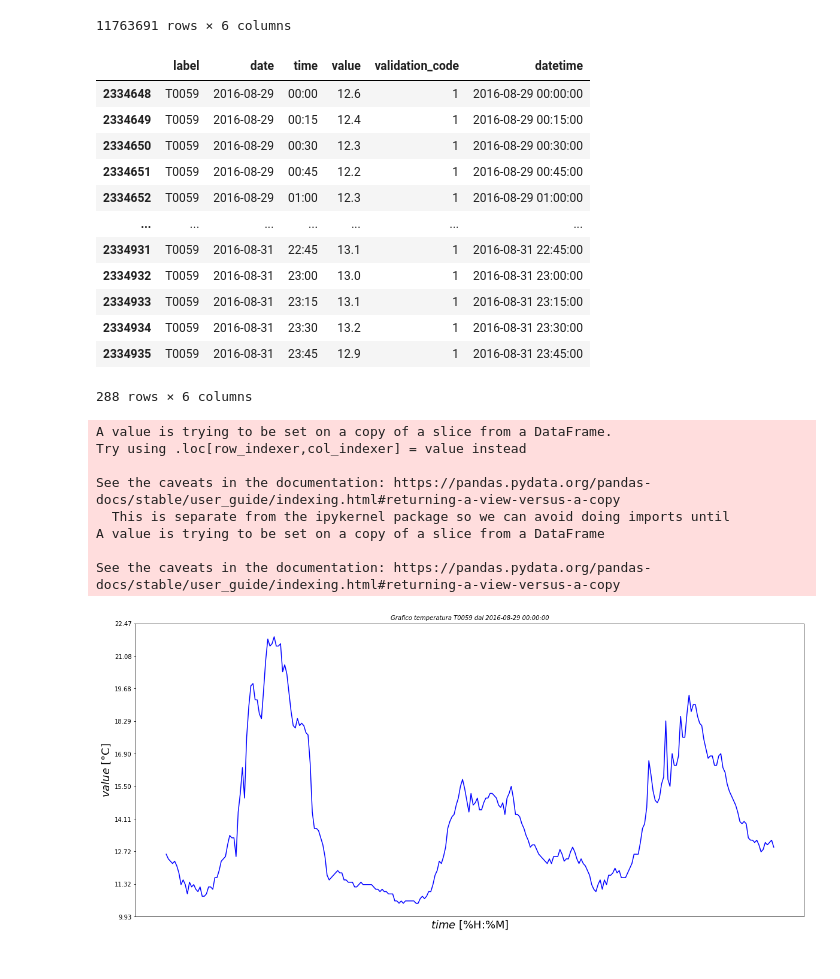
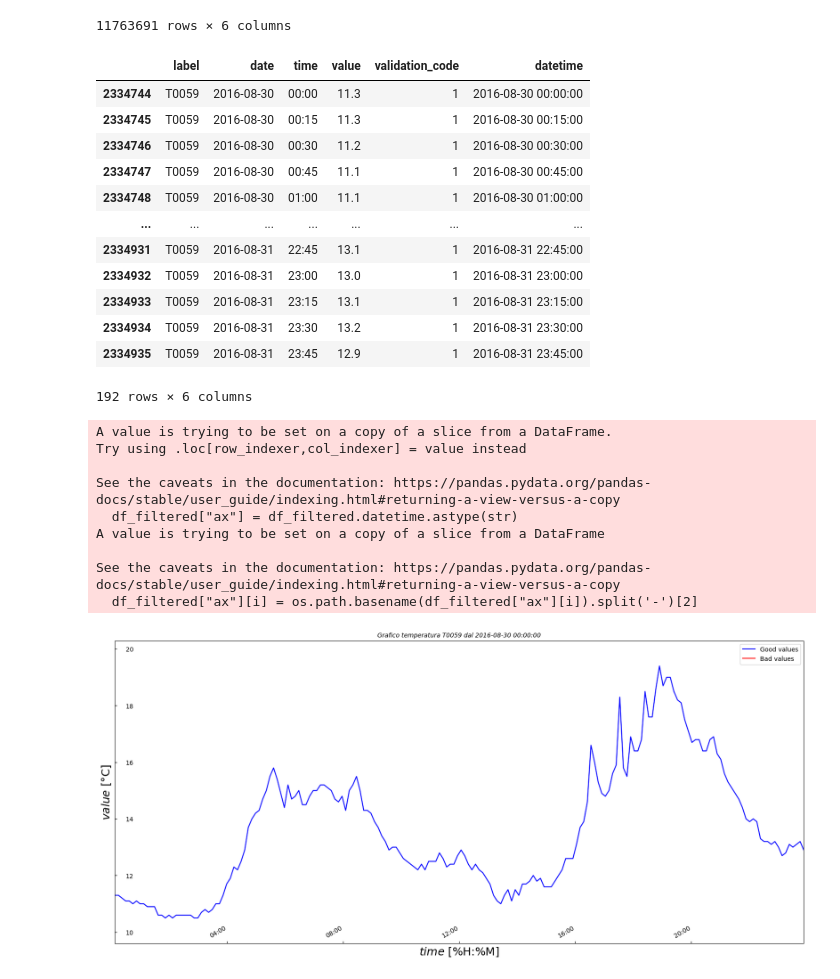
Before and after one commit to eliazonta/AI-Challenge-HIT-2022, a Jupyter notebook: python_code/notebooks/DataPlotter/document_plotter.ipynb, the cells around one changed output. Drawn from its saved outputs; the diff is of its cells as text; code cells hidden in the pictures.

Commit message:
add label margins customization

```diff
--- a/python_code/notebooks/DataPlotter/document_plotter.ipynb
+++ b/python_code/notebooks/DataPlotter/document_plotter.ipynb
@@ -83,7 +81,7 @@ df #Printing table
 | 11763690 | T0227 | 31/12/2021 | 23:45 | 8.0 | 1 | 2021-12-31 23:45:00 |
 11763691 rows × 6 columns
 # %%
-date_start = "29/08/2016" #@param {type:"string"}
+date_start = "30/08/2016" #@param {type:"string"}
 date_end = "31/08/2016" #@param {type:"string"}
 station_num = "T0059" #@param {type:"string"}
 
@@ -106,18 +104,18 @@ df_filtered = df[(df['label'] == station_num) &
 df_filtered
 # %% [output]
 |  | label | date | time | value | validation_code | datetime |
-| 2334648 | T0059 | 2016-08-29 | 00:00 | 12.6 | 1 | 2016-08-29 00:00:00 |
-| 2334649 | T0059 | 2016-08-29 | 00:15 | 12.4 | 1 | 2016-08-29 00:15:00 |
-| 2334650 | T0059 | 2016-08-29 | 00:30 | 12.3 | 1 | 2016-08-29 00:30:00 |
-| 2334651 | T0059 | 2016-08-29 | 00:45 | 12.2 | 1 | 2016-08-29 00:45:00 |
-| 2334652 | T0059 | 2016-08-29 | 01:00 | 12.3 | 1 | 2016-08-29 01:00:00 |
+| 2334744 | T0059 | 2016-08-30 | 00:00 | 11.3 | 1 | 2016-08-30 00:00:00 |
+| 2334745 | T0059 | 2016-08-30 | 00:15 | 11.3 | 1 | 2016-08-30 00:15:00 |
+| 2334746 | T0059 | 2016-08-30 | 00:30 | 11.2 | 1 | 2016-08-30 00:30:00 |
+| 2334747 | T0059 | 2016-08-30 | 00:45 | 11.1 | 1 | 2016-08-30 00:45:00 |
+| 2334748 | T0059 | 2016-08-30 | 01:00 | 11.1 | 1 | 2016-08-30 01:00:00 |
 | ... | ... | ... | ... | ... | ... | ... |
 | 2334931 | T0059 | 2016-08-31 | 22:45 | 13.1 | 1 | 2016-08-31 22:45:00 |
 | 2334932 | T0059 | 2016-08-31 | 23:00 | 13.0 | 1 | 2016-08-31 23:00:00 |
 | 2334933 | T0059 | 2016-08-31 | 23:15 | 13.1 | 1 | 2016-08-31 23:15:00 |
 | 2334934 | T0059 | 2016-08-31 | 23:30 | 13.2 | 1 | 2016-08-31 23:30:00 |
 | 2334935 | T0059 | 2016-08-31 | 23:45 | 12.9 | 1 | 2016-08-31 23:45:00 |
-288 rows × 6 columns
+192 rows × 6 columns
 # %%
 # Split good and bad data into 2 samples
 y_signal = df_filtered.value
@@ -136,10 +134,11 @@ A value is trying to be set on a copy of a slice from a DataFrame.
 Try using .loc[row_indexer,col_indexer] = value instead
 
 See the caveats in the documentation: https://pandas.pydata.org/pandas-docs/stable/user_guide/indexing.html#returning-a-view-versus-a-copy
-  This is separate from the ipykernel package so we can avoid doing imports until
+  df_filtered["ax"] = df_filtered.datetime.astype(str)
 A value is trying to be set on a copy of a slice from a DataFrame
 
 See the caveats in the documentation: https://pandas.pydata.org/pandas-docs/stable/user_guide/indexing.html#returning-a-view-versus-a-copy
+  df_filtered["ax"][i] = os.path.basename(df_filtered["ax"][i]).split('-')[2]
 # %%
 import matplotlib.pyplot as plt
 import matplotlib.ticker as ticker
@@ -148,14 +147,16 @@ import matplotlib.dates as mdates
 # Shapes sizes
 figure_width = 20 #@param {type:"integer"}
 figure_height = 10 #@param {type:"integer"}
+x_margin = 0 #@param {type:"number"}
+y_margin = 0.1 #@param {type:"number"}
 
 # Setting font
 font ="Verdana" #@param {type:"string"}
 plt.rc(font)
 
-# Styling text sizes
+# Styling text
 title_fontsize = 10 #@param {type:"integer"}
-label_fontsize = 5 #@param {type:"integer"}
+label_fontsize = 10 #@param {type:"integer"}
 legend_size = 10 #@param {type:"integer"}
 axis_fontsize = 18 #@param {type:"integer"}
 
@@ -164,8 +165,7 @@ x_unit = "%H:%M" #@param {type:"string"}
 y_unit = "°C" #@param {type:"string"}
 
 # Set tick
-n_yticks = 10 #@param {type:"integer"}
-n_xinterval = 200  #@param {type:"integer"}
+n_xinterval = 4  #@param {type:"integer"} in ore
 
 # Reshaping the plot
 f = plt.figure()
@@ -173,35 +173,44 @@ f.set_figwidth(figure_width)
 f.set_figheight(figure_height)
 
 # Create subplot
 ax = plt.subplot()
 
 # Set labels
 plt.title('Grafico '+ dataset_sensor +' ' +station_num + ' dal ' + str(date_start) ,fontsize = title_fontsize, style = 'italic')
 plt.xlabel('$\it{time}$' + ' [' + x_unit +']', fontsize = axis_fontsize) #se tutto in corsivo style = 'italic'
 plt.ylabel('$\it{value}$' + ' [' + y_unit +']', fontsize = axis_fontsize)
 ax.set_xticks(range(len(x_plot)))
+ax.tick_params(axis="y",direction="in",pad=label_margin)
+plt.xticks(fontsize=label_fontsize)
+plt.yticks(np.arange(0, ceil(max(y_signal))+2, 2),fontsize=label_fontsize)
+ax.tick_params(axis="x",direction="in",pad=label_margin)
 
-hours = mdates.HourLocator(interval = n_xinterval)
+hours = mdates.HourLocator(interval = 193*n_xinterval)
 h_fmt = mdates.DateFormatter(x_unit)
 ax.xaxis.set_major_locator(hours)
 ax.xaxis.set_major_formatter(h_fmt)
 
-ax.yaxis.set_major_locator(ticker.LinearLocator(n_yticks))
+
+#ax.yaxis.set_major_locator(ticker.LinearLocator(n_yticks))
+
 f.autofmt_xdate()
 
 # Plotting datas
 plt.plot(x_plot, y_signal, "-",ms=8,color="blue")
 plt.plot(x_plot, y_outliers, "-",ms=8,mew=5,color="red")
 
 # Making a legend
-# ax.legend(['Good values', 'Bad values'], prop={'size': legend_size})
+ax.legend(['Good values', 'Bad values'], prop={'size': legend_size})
+
+plt.margins(x=x_margin, y=y_margin)
 
 #Saving as PDF
 my_file = selected_dataset + "_" + station_num + '.pdf'
-savewk = '/content/drive/My Drive/10. Meteotrentino/ReportPlots'
+#savewk = '/content/drive/My Drive/10. Meteotrentino/ReportPlots' #Colab
+savewk = "" #local
 plt.savefig(os.path.join(savewk, my_file), bbox_inches='tight')
 
 # Visualize
 plt.show()
 # %% [output]
-[figure, old version]
+[figure, new version]
```
Also changed, not shown: parts of 3 cells of this notebook.
